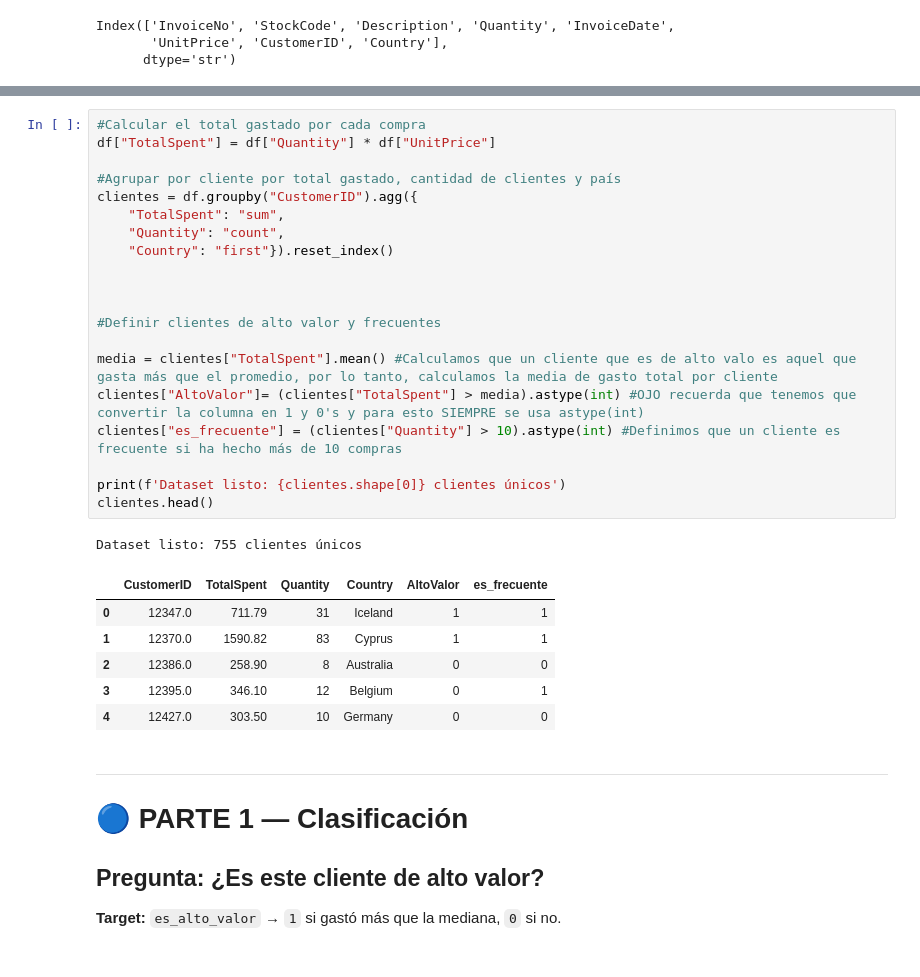
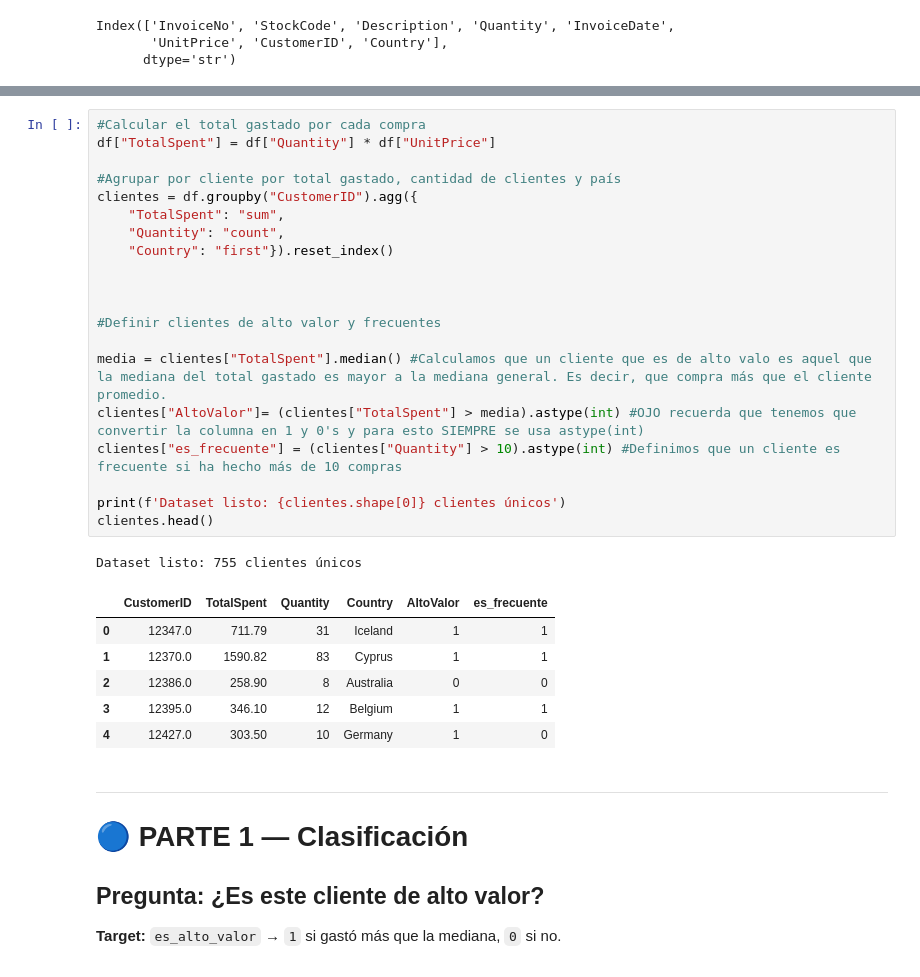
Before and after one commit to cristeldiaza-wq/S10---Into-Data-Science, a Jupyter notebook: Webinar 1 Proyecto/Webinar2_StudentSolution.ipynb, the cells around one changed output, grey strips where cells are left out. Saved outputs shown, nothing was run; the diff lists cells and outputs as text.

```diff
--- a/Webinar 1 Proyecto/Webinar2_StudentSolution.ipynb
+++ b/Webinar 1 Proyecto/Webinar2_StudentSolution.ipynb
@@ -106,31 +123,31 @@ df.describe()
 # %%
 #Calcular el total gastado por cada compra
 df["TotalSpent"] = df["Quantity"] * df["UnitPrice"]
 
 #Agrupar por cliente por total gastado, cantidad de clientes y país
 clientes = df.groupby("CustomerID").agg({
     "TotalSpent": "sum",
     "Quantity": "count",
     "Country": "first"}).reset_index()
 
 
 
 #Definir clientes de alto valor y frecuentes
 
-media = clientes["TotalSpent"].mean() #Calculamos que un cliente que es de alto valo es aquel que gasta más que el promedio, por lo tanto, calculamos la media de gasto total por cliente
+media = clientes["TotalSpent"].median() #Calculamos que un cliente que es de alto valo es aquel que la mediana del total gastado es mayor a la mediana general. Es decir, que compra más que el cliente promedio.
 clientes["AltoValor"]= (clientes["TotalSpent"] > media).astype(int) #OJO recuerda que tenemos que convertir la columna en 1 y 0's y para esto SIEMPRE se usa astype(int)
 clientes["es_frecuente"] = (clientes["Quantity"] > 10).astype(int) #Definimos que un cliente es frecuente si ha hecho más de 10 compras
 
 print(f'Dataset listo: {clientes.shape[0]} clientes únicos')
 clientes.head()
 # %% [output]
 Dataset listo: 755 clientes únicos
 |  | CustomerID | TotalSpent | Quantity | Country | AltoValor | es_frecuente |
 | 0 | 12347.0 | 711.79 | 31 | Iceland | 1 | 1 |
 | 1 | 12370.0 | 1590.82 | 83 | Cyprus | 1 | 1 |
 | 2 | 12386.0 | 258.90 | 8 | Australia | 0 | 0 |
-| 3 | 12395.0 | 346.10 | 12 | Belgium | 0 | 1 |
-| 4 | 12427.0 | 303.50 | 10 | Germany | 0 | 0 |
+| 3 | 12395.0 | 346.10 | 12 | Belgium | 1 | 1 |
+| 4 | 12427.0 | 303.50 | 10 | Germany | 1 | 0 |
 # %% [markdown]
 ---
 # 🔵 PARTE 1 — Clasificación
```
Also changed, not shown: parts of 8 cells of this notebook.
